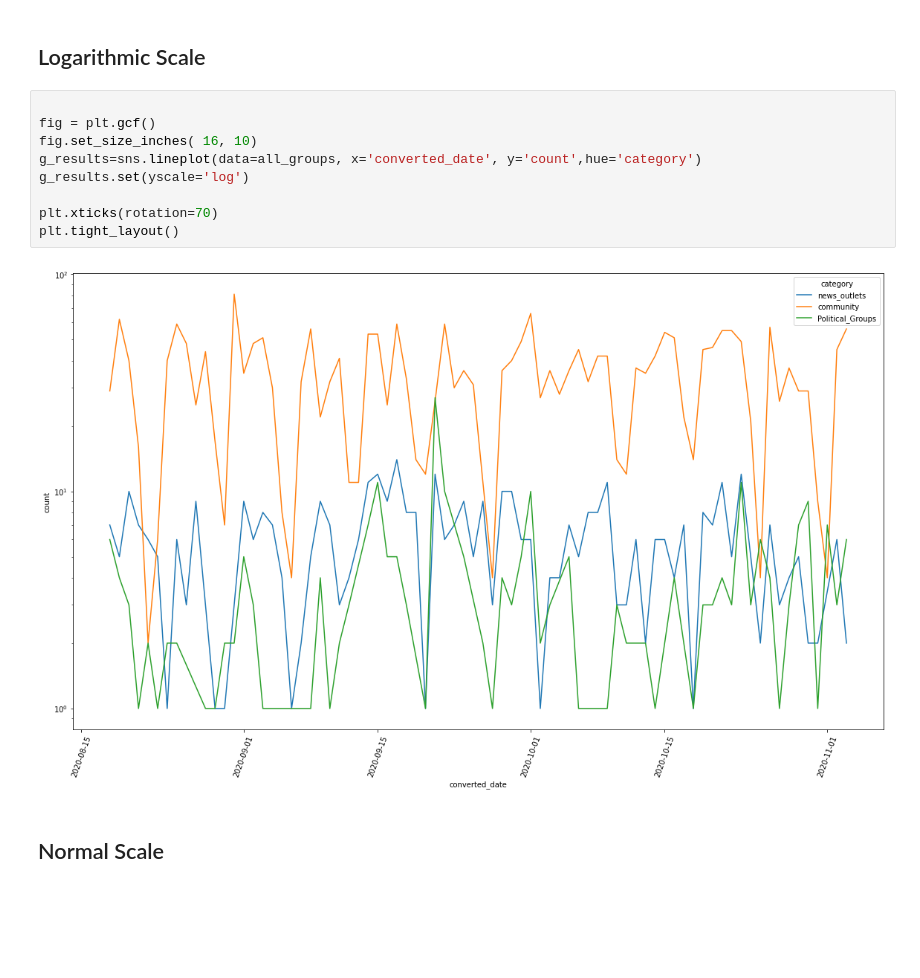
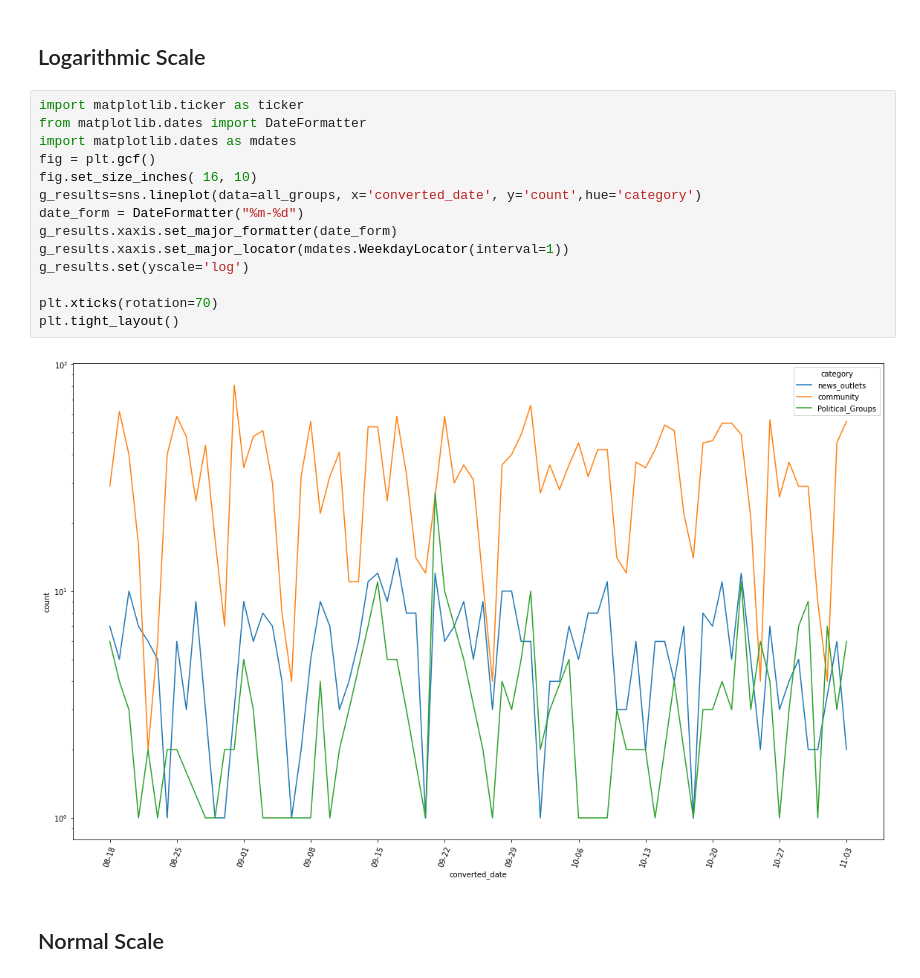
Before and after one commit to saviaga/Latinx2020, a Jupyter notebook: Content_All_Groups_Time_Graph.ipynb, the cells around one changed output. Saved outputs shown, nothing was run; the diff lists cells and outputs as text; blank space fills up the shorter version.

Commit message:
graphs

```diff
--- a/Content_All_Groups_Time_Graph.ipynb
+++ b/Content_All_Groups_Time_Graph.ipynb
@@ -207,16 +186,21 @@ all_groups.sort_values('converted_date',ascending=True)
 # %% [markdown]
 ## Logarithmic Scale
 # %%
-
+import matplotlib.ticker as ticker
+from matplotlib.dates import DateFormatter
+import matplotlib.dates as mdates
 fig = plt.gcf()
 fig.set_size_inches( 16, 10)
 g_results=sns.lineplot(data=all_groups, x='converted_date', y='count',hue='category')
+date_form = DateFormatter("%m-%d")
+g_results.xaxis.set_major_formatter(date_form)
+g_results.xaxis.set_major_locator(mdates.WeekdayLocator(interval=1))
 g_results.set(yscale='log')
 
 plt.xticks(rotation=70)
 plt.tight_layout()
 # %% [output]
-[figure, old version]
+[figure, new version]
 # %% [markdown]
 ## Normal Scale
 # %%
```
Also changed, not shown: parts of 1 cell of this notebook.
